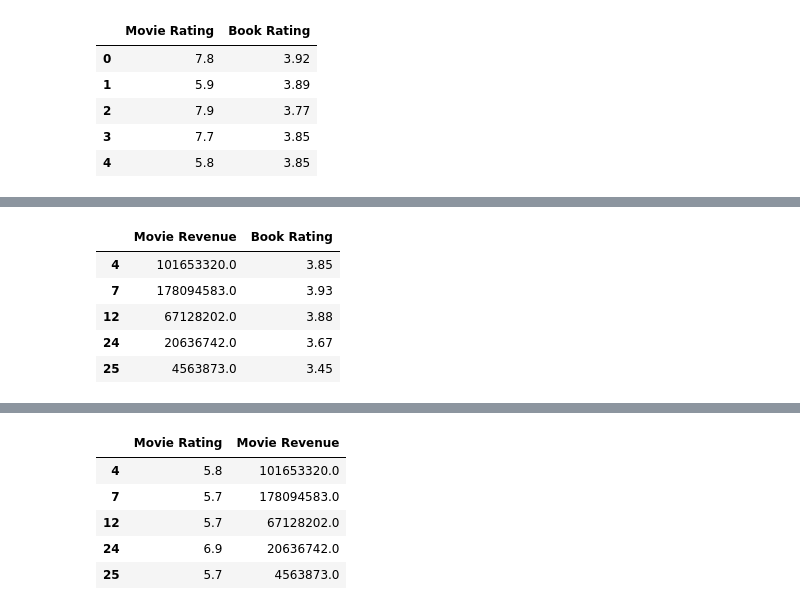
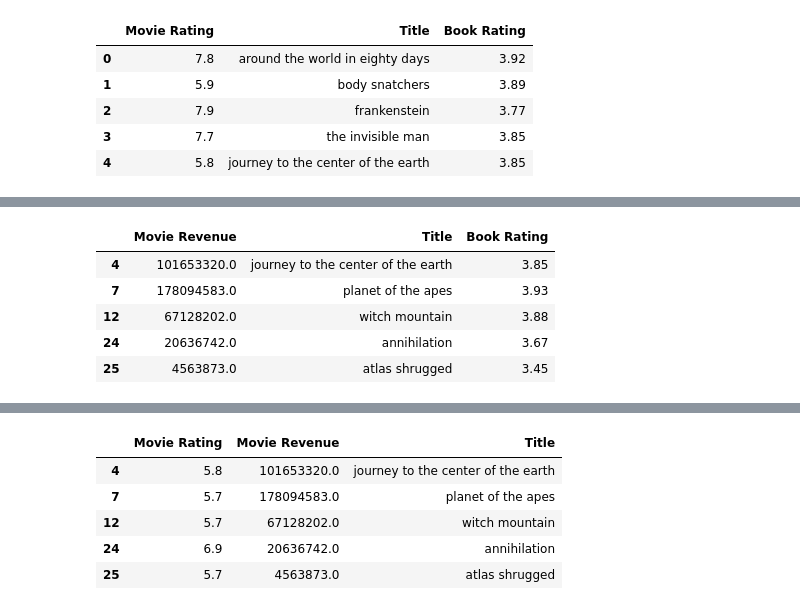
Before and after one commit to naim-panjwani/books_and_films, a Jupyter notebook: Plots/plot.ipynb, the cells around one changed output, grey strips where cells are left out. Saved outputs shown, nothing was run; the diff lists cells and outputs as text; code cells hidden in the pictures.

```diff
--- a/Plots/plot.ipynb
+++ b/Plots/plot.ipynb
@@ -10,22 +10,22 @@ import numpy as np
 from scipy.stats import sem, linregress
 # %%
 csv_path = ("../Transformed_data/CombinedDF.csv")
-starter_df = pd.read_csv(csv_path, encoding="utf-8")
+starter_df = pd.read_csv(csv_path, engine='python')
 #book_list = book_list.reset_index(drop = True)
 #book_list.drop(columns = ['Unnamed: 0'])
-books_and_movies_list = starter_df.iloc[:, 2:7]
-coltodrop = ['Movie Revenue', 'Book Title', 'Average Votes']
+books_and_movies_list = starter_df
+coltodrop = ['Movie Revenue', 'Book Title', 'Average Votes', 'Unnamed: 0']
 books_and_movies_list = books_and_movies_list.drop(coltodrop, axis = 1)
 books_and_movies_list.dropna(inplace = True)
 books_and_movies_list = books_and_movies_list.loc[books_and_movies_list['Book Rating'] != 0]
 books_and_movies_list.head()
 # %% [output]
-|  | Movie Rating | Book Rating |
-| 0 | 7.8 | 3.92 |
-| 1 | 5.9 | 3.89 |
-| 2 | 7.9 | 3.77 |
-| 3 | 7.7 | 3.85 |
-| 4 | 5.8 | 3.85 |
+|  | Movie Rating | Title | Book Rating |
+| 0 | 7.8 | around the world in eighty days | 3.92 |
+| 1 | 5.9 | body snatchers | 3.89 |
+| 2 | 7.9 | frankenstein | 3.77 |
+| 3 | 7.7 | the invisible man | 3.85 |
+| 4 | 5.8 | journey to the center of the earth | 3.85 |
 # %%
 plt.figure(1)
 plt.scatter(books_and_movies_list['Book Rating'], books_and_movies_list['Movie Rating'], marker='o', linewidth=4,
@@ -55,19 +55,19 @@ plt.show()
 [interactive output not drawn]
 [interactive output not drawn]
 # %%
-revenue_vs_book = starter_df.iloc[:, 2:7]
-coltodrop = ['Movie Rating', 'Book Title', 'Average Votes']
+revenue_vs_book = starter_df
+coltodrop = ['Movie Rating', 'Book Title', 'Average Votes', 'Unnamed: 0']
 revenue_vs_book = revenue_vs_book.drop(coltodrop, axis = 1)
 revenue_vs_book.dropna(inplace = True)
 revenue_vs_book = revenue_vs_book.loc[revenue_vs_book['Book Rating'] != 0]
 revenue_vs_book.head()
 # %% [output]
-|  | Movie Revenue | Book Rating |
-| 4 | 101653320.0 | 3.85 |
-| 7 | 178094583.0 | 3.93 |
-| 12 | 67128202.0 | 3.88 |
-| 24 | 20636742.0 | 3.67 |
-| 25 | 4563873.0 | 3.45 |
+|  | Movie Revenue | Title | Book Rating |
+| 4 | 101653320.0 | journey to the center of the earth | 3.85 |
+| 7 | 178094583.0 | planet of the apes | 3.93 |
+| 12 | 67128202.0 | witch mountain | 3.88 |
+| 24 | 20636742.0 | annihilation | 3.67 |
+| 25 | 4563873.0 | atlas shrugged | 3.45 |
 # %%
 plt.figure(2)
 plt.scatter(revenue_vs_book['Book Rating'], revenue_vs_book['Movie Revenue'], marker='o', linewidth=4,
@@ -97,19 +97,19 @@ plt.show()
 [interactive output not drawn]
 [interactive output not drawn]
 # %%
-revenue_vs_movie = starter_df.iloc[:, 2:7]
-coltodrop = ['Book Rating', 'Book Title', 'Average Votes']
+revenue_vs_movie = starter_df
+coltodrop = ['Book Rating', 'Book Title', 'Average Votes', 'Unnamed: 0']
 revenue_vs_movie = revenue_vs_movie.drop(coltodrop, axis = 1)
 revenue_vs_movie.dropna(inplace = True)
 revenue_vs_movie = revenue_vs_movie.loc[revenue_vs_movie['Movie Rating'] != 0]
 revenue_vs_movie.head()
 # %% [output]
-|  | Movie Rating | Movie Revenue |
-| 4 | 5.8 | 101653320.0 |
-| 7 | 5.7 | 178094583.0 |
-| 12 | 5.7 | 67128202.0 |
-| 24 | 6.9 | 20636742.0 |
-| 25 | 5.7 | 4563873.0 |
+|  | Movie Rating | Movie Revenue | Title |
+| 4 | 5.8 | 101653320.0 | journey to the center of the earth |
+| 7 | 5.7 | 178094583.0 | planet of the apes |
+| 12 | 5.7 | 67128202.0 | witch mountain |
+| 24 | 6.9 | 20636742.0 | annihilation |
+| 25 | 5.7 | 4563873.0 | atlas shrugged |
 # %%
 plt.figure(3)
 plt.scatter(revenue_vs_movie['Movie Rating'], revenue_vs_movie['Movie Revenue'], marker='o', linewidth=4,
```
Also changed, not shown: parts of 2 cells of this notebook, 7 other files.
